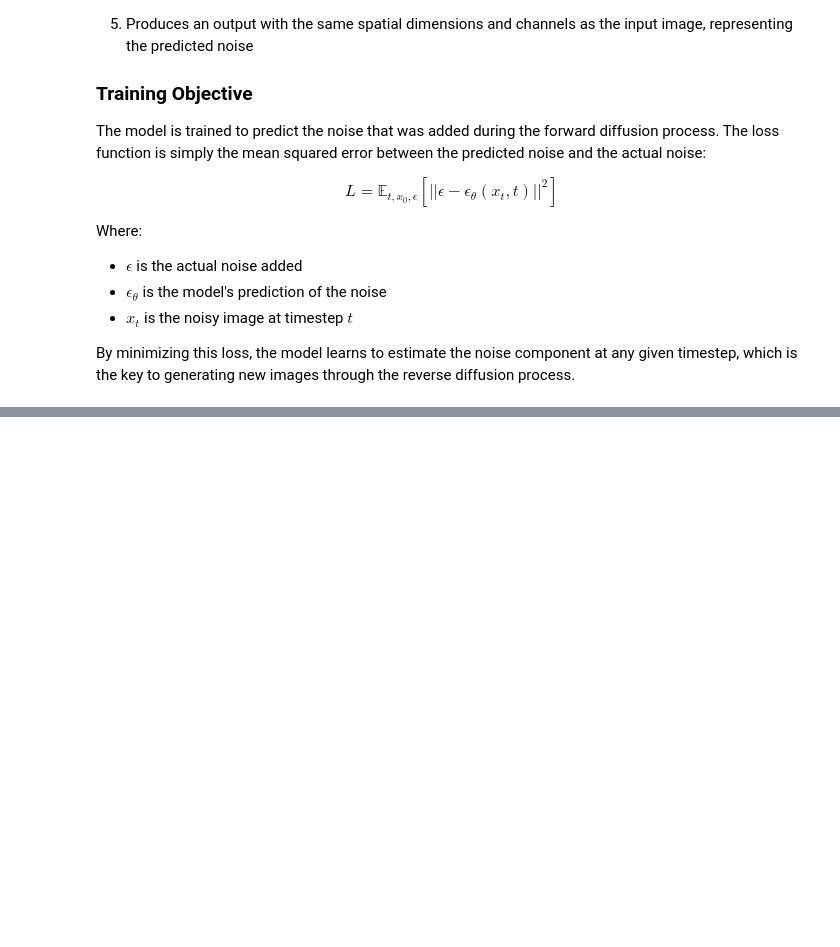
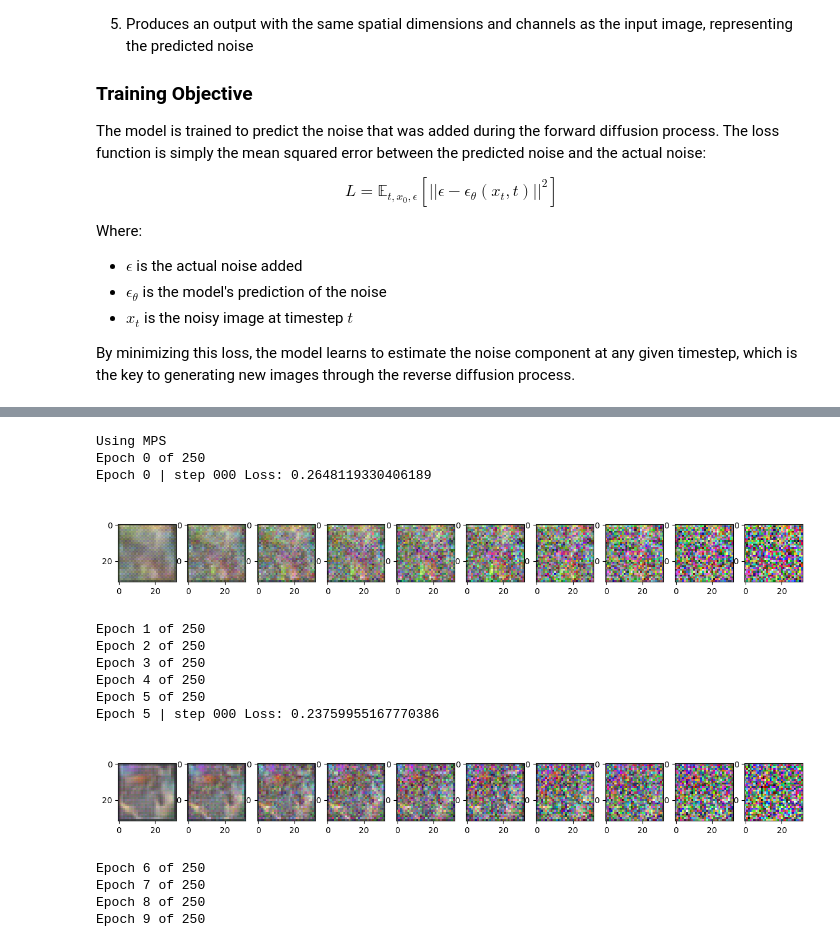
Before and after one commit to mattbarty/generativeDiffusionStudy, a Jupyter notebook: generativeDiffusion.ipynb, the cells around one changed output, grey strips where cells are left out. Drawn from its saved outputs; the diff is of its cells as text; code cells hidden in the pictures; blank space fills up the shorter version.

```diff
--- a/generativeDiffusion.ipynb
+++ b/generativeDiffusion.ipynb
@@ -592,7 +644,7 @@ class SimpleUnet(nn.Module):
     def __init__(self, device="mps"):
         super().__init__()
         self.device = device
-        image_channels = 3
+        image_channels = 4
         down_channels = (64, 128, 256, 512, 1024)
         up_channels = (1024, 512, 256, 128, 64)
         out_dim = 3
@@ -680,6 +732,7 @@ print(f"Num params: {sum(p.numel() for p in model.parameters())}")
 
 # Setup optimizer
 optimizer = torch.optim.Adam(model.parameters(), lr=0.001)
+
 model
 # %% [output]
 Using device: mps
@@ -718,12 +771,21 @@ During training, your optimization algorithm (like Adam) uses this loss value to
 Once the model is trained to accurately predict the noise at each timestep, you can use it in reverse - starting with pure noise and gradually removing the predicted noise components to generate new WoW icons that never existed before.
 # %%
 def get_loss(model, x_0, t):
+    """
+    Calculates training loss for a batch of images at specified timesteps.
+    Handles channel dimension mismatch between noise and model output.
+    """
     # Create a noisy version of the original image at timestep t
     x_noisy, noise = forward_diffusion_sample(x_0, t, device)
 
     # Use the model to predict what noise was added
     noise_pred = model(x_noisy, t)
 
+    # Adjust noise channels to match prediction channels if needed
+    if noise.shape[1] != noise_pred.shape[1]:
+        # Keep only the first 3 channels of noise to match noise_pred
+        noise = noise[:, : noise_pred.shape[1], :, :]
+
     # Calculate the L1 loss (mean absolute error) between
     # the actual noise and the predicted noise
     return F.l1_loss(noise, noise_pred)
@@ -799 +892,50 @@ def sample_plot_image():
     plt.show()
+# %%
+from torch.optim import Adam
+
+# Check for MPS (Metal Performance Shaders) for Mac with Apple Silicon
+if torch.backends.mps.is_available():
+    device = "mps"
+    print("Using MPS")
+elif torch.cuda.is_available():
+    device = "cuda"
+    print("Using CUDA")
+else:
+    device = "cpu"
+    print("Using CPU")
+
+model.to(device)
+optimizer = Adam(model.parameters(), lr=0.001)
+epochs = 250  # Try more!
+
+for epoch in range(epochs):
+    print(f"Epoch {epoch} of {epochs}")
+    for step, batch in enumerate(dataloader):
+        # if step % 25 == 0:
+        #     print(f"Step {step} of {len(dataloader)}")
+        optimizer.zero_grad()
+
+        t = torch.randint(0, T, (BATCH_SIZE,), device=device).long()
+        loss = get_loss(model, batch, t)
+        loss.backward()
+        optimizer.step()
+
+        if epoch % 5 == 0 and step == 0:
+            print(f"Epoch {epoch} | step {step:03d} Loss: {loss.item()} ")
+            sample_plot_image()
+# %% [output]
+Using MPS
+Epoch 0 of 250
+Epoch 0 | step 000 Loss: 0.2648119330406189
+[figure, added]
+Epoch 1 of 250
+Epoch 2 of 250
+Epoch 3 of 250
+Epoch 4 of 250
+Epoch 5 of 250
+Epoch 5 | step 000 Loss: 0.23759955167770386
+[figure, added]
+Epoch 6 of 250
+Epoch 7 of 250
+Epoch 8 of 250
+Epoch 9 of 250
```
Also changed, not shown: parts of 9 cells of this notebook.
